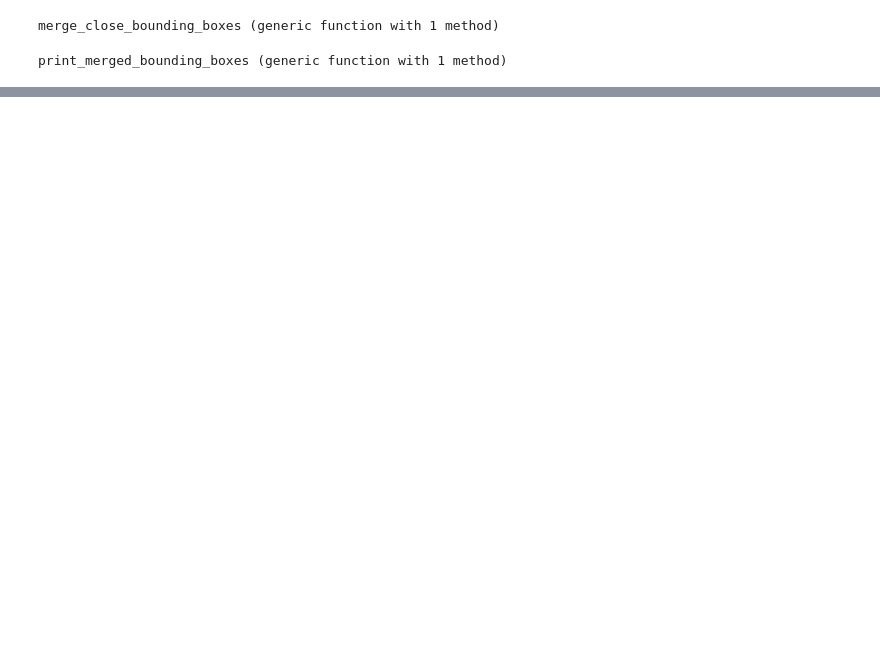
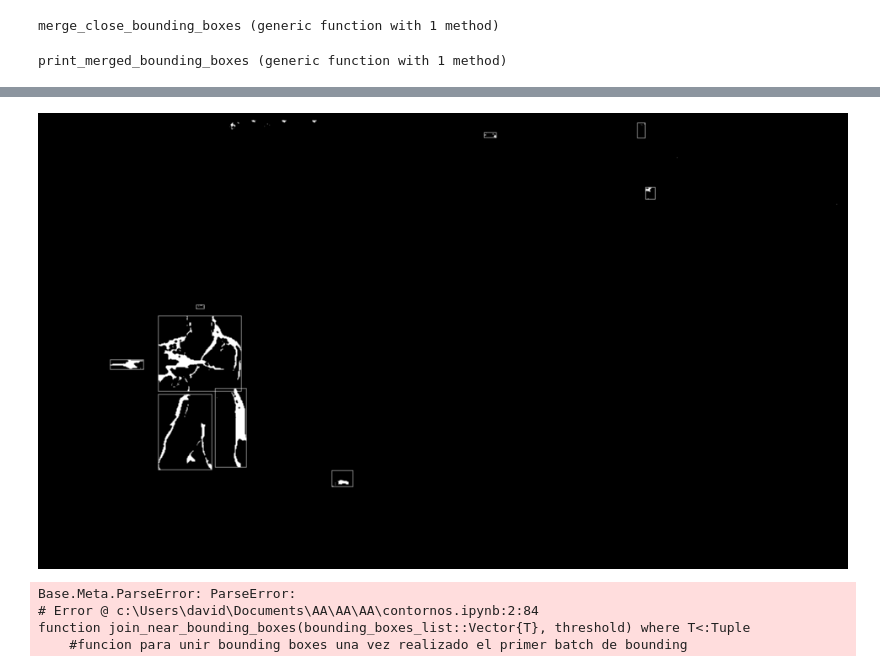
Before and after one commit to santidelgadof/AA, a Jupyter notebook: contornos.ipynb, the cells around one changed output, grey strips where cells are left out. Saved outputs shown, nothing was run; the diff lists cells and outputs as text; code cells hidden in the pictures; blank space fills up the shorter version.

Commit message:
bounding_drawing

```diff
--- a/contornos.ipynb
+++ b/contornos.ipynb
@@ -186,11 +186,12 @@ end
 print_merged_bounding_boxes (generic function with 1 method)
 # %%
 # Definir umbral de proximidad para la fusión de bounding boxes (ajusta este valor según tus necesidades)
-threshold = 200  # Por ejemplo
-
+threshold = 100  # Por ejemplo
+threshold2 = 100
 # Fusionar las bounding boxes cercanas
 merged_boxes = merge_close_bounding_boxes(bbox, threshold)
 
+
 # Imprimir las bounding boxes fusionadas
-print_merged_bounding_boxes(merged_boxes)
+#print_merged_bounding_boxes(merged_boxes)
 # %% [output]
@@ -203,0 +213,16 @@ Bounding Box 7: (1845, 138, 1902, 167)
+# %%
+function draw_bounding_boxes(bounding_boxes_list::Vector{T}, img, color) where T<:Tuple
+    img2=deepcopy(img)
+    for i in 1:length(bounding_boxes_list)
+        x1,y1,x2,y2=bounding_boxes_list[i]
+        for x in x1:x2
+            img2[y1,x]=color
+            img2[y2,x]=color
+        end
+        for y in y1:y2
+            img2[y, x1] = color
+            img2[y, x2] = color
+        end
+    end
+    return img2
+end
@@ -203,0 +231,17 @@ Bounding Box 7: (1845, 138, 1902, 167)
+# %%
+function reduce_bounding_boxes(bounding_boxes_list::Vector{T}, threshold) where T<:Tuple
+    copy_list= copy(bounding_boxes_list)
+    counter=0
+    for i in 1:length(bounding_boxes_list)
+        x1,y1,x2,y2=bounding_boxes_list[i]
+        height = y2-y1
+        width = x2-x1
+        x_proportion=width ./ height
+        if ((height<threshold && width<threshold) || x_proportion>5 || x_proportion<0.2)
+            deleteat!(copy_list, i-counter)
+            counter=counter+1
+
+        end
+    end
+    return copy_list
+end
@@ -203,0 +250,2 @@ Bounding Box 7: (1845, 138, 1902, 167)
+# %%
+reduced_boxes= reduce_bounding_boxes(merged_boxes,15)
@@ -203,0 +263,13 @@ Bounding Box 7: (1845, 138, 1902, 167)
+# %%
+img_bound = draw_bounding_boxes(reduced_boxes, img_erosion1, 1)
+# %% [output]
+[figure, added]
+# %%
+function join_near_bounding_boxes(bounding_boxes_list::Vector{T}, threshold) where T<:Tuple
+    #funcion para unir bounding boxes una vez realizado el primer batch de bounding
+    #la funcion une en base al threshold los bounding que se sobrepongan o cuyos bordes esten a una distancia menor que el threshold
+# %% [output]
+Base.Meta.ParseError: ParseError:
+# Error @ c:\Users\david\Documents\AA\AA\AA\contornos.ipynb:2:84
+function join_near_bounding_boxes(bounding_boxes_list::Vector{T}, threshold) where T<:Tuple
+    #funcion para unir bounding boxes una vez realizado el primer batch de bounding
```
Also changed, not shown: parts of 10 cells of this notebook, 5 other files.
